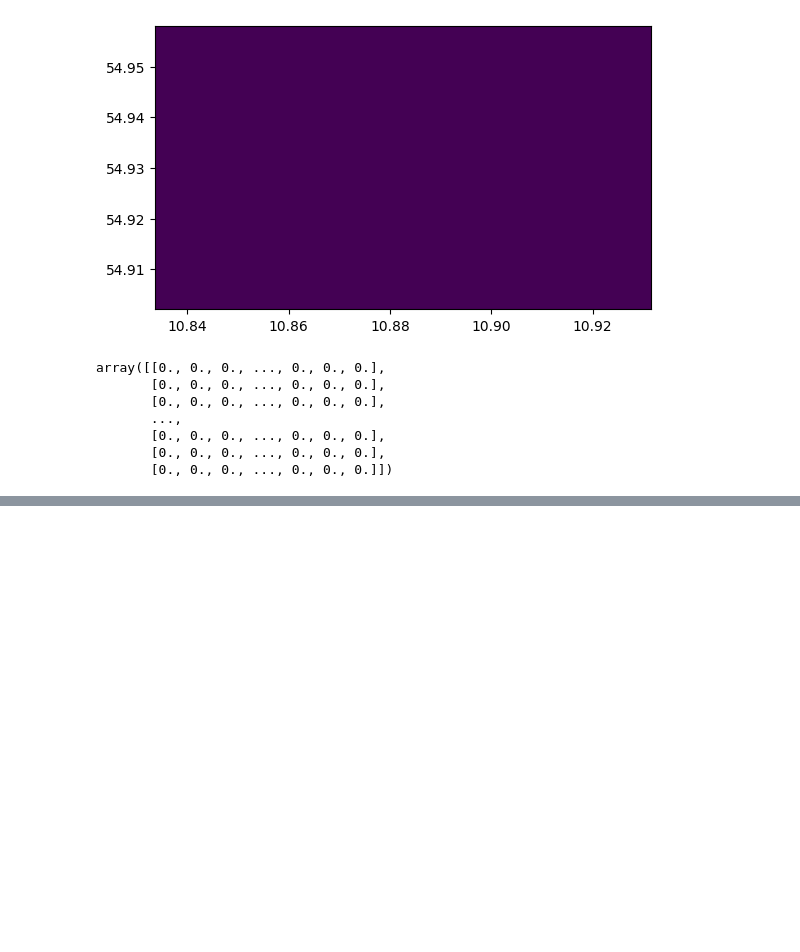
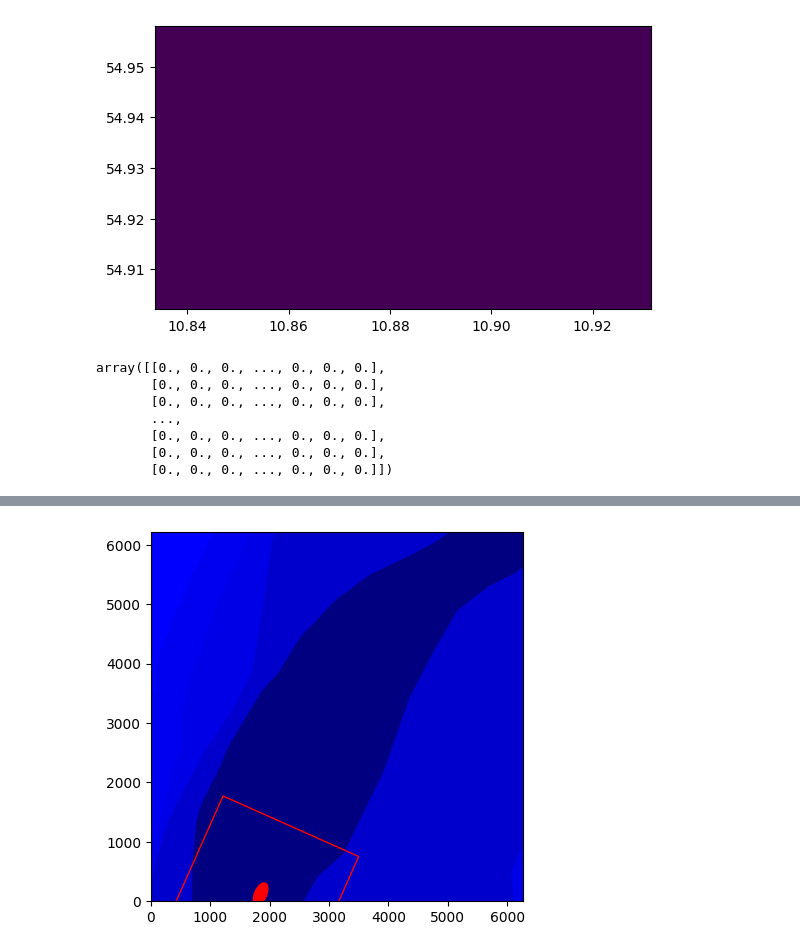
Before and after one commit to esquivelrs/scm_irl, a Jupyter notebook: notebooks/load_data.ipynb, the cells around one changed output, grey strips where cells are left out. Saved outputs shown, nothing was run; the diff lists cells and outputs as text; code cells hidden in the pictures; blank space fills up the shorter version.

```diff
--- a/notebooks/load_data.ipynb
+++ b/notebooks/load_data.ipynb
@@ -912,0 +1101,94 @@ array([[0., 0., 0., ..., 0., 0., 0.],
+# %%
+from scm_irl.env.scm_irl_env import ScmIrlEnv
+from sllib.conversions.geo_conversions import north_east_to_lat_lon, mps2knots, lat_lon_to_north_east
+import numpy as np
+
+
+import matplotlib.pyplot as plt
+from matplotlib.patches import Circle
+from shapely.geometry import box
+from shapely.ops import unary_union
+from rasterio import features
+from shapely.affinity import rotate
+from shapely.geometry import Polygon
+import matplotlib.patches as patches
+import matplotlib.colors as mcolors
+
+from matplotlib.patches import Circle
+from matplotlib.patches import Ellipse
+
+
+env = ScmIrlEnv("/home/rolando/Documents/DTU/SCMarine/ais-and-charts-sample/ais_data/scenario_2a66ceaf61", mmsi=215811000)
+
+
+# 219023834
+#mmsi: 215811000, start_time: 1577904600.0, end_time: 1577906100.0
+#mmsi: 219023834, start_time: 1577904600.0, end_time: 1577906100.0
+
+lands = env.scenario.scenario_to_lands_north_east()
+
+depths = env.scenario.scenario_to_depths_north_east()
+
+depths_lands = [(Polygon(depth[0]), depth[1]) for depth in depths] + [(Polygon(land), 0) for land in lands]
+
+# create the croping box
+vessel_range_x = 2500
+vessel_range_y = 2500
+
+min_e = env.agent_state.lon - vessel_range_x/2
+max_e = env.agent_state.lon + vessel_range_x/2
+min_n = env.agent_state.lat - vessel_range_y/2
+max_n = env.agent_state.lat + vessel_range_y/2
+
+crop_box = box(min_e, min_n, max_e, max_n)
+# Calculate the center of the box
+center_e = (min_e + max_e) / 2
+center_n = (min_n + max_n) / 2
+
+rotated_crop_box = rotate(crop_box, 90- env.agent_state.cog*180/np.pi, origin=(center_e, center_n))
+
+
+def modulate_color(color, factor):
+    # Convert the color to RGB
+    rgb = mcolors.to_rgb(color)
+
+    # Modulate each of the RGB values
+    modulated_rgb = [x * factor for x in rgb]
+
+    # Make sure each value is within the valid range [0, 1]
+    modulated_rgb = [min(max(x, 0), 1) for x in modulated_rgb]
+
+    return modulated_rgb
+
+color = 'blue'
+
+
+for depth in depths_lands:
+    polygon = patches.Polygon([(x[1], x[0]) for x in depth[0].exterior.coords], fill=True, color=modulate_color(color, 1- depth[1]/100))
+    plt.gca().add_patch(polygon)
+
+# add crop box
+polygon = patches.Polygon([(x[0], x[1]) for x in rotated_crop_box.exterior.coords], fill=False, color='red')
+plt.gca().add_patch(polygon)
+
+ellipse = Ellipse((env.agent_state.lon, env.agent_state.lat), 400, 200, fill=True, color='red', angle=90-(env.agent_state.cog)*180/np.pi)
+
+plt.gca().add_patch(ellipse)
+
+# for land in lands:
+#     polygon = patches.Polygon([(x[1], x[0]) for x in land], fill=True, color='green')
+#     plt.gca().add_patch(polygon)
+
+# circle = Circle((env.agent_state.lon, env.agent_state.lat), 100, fill=True, color='red')
+
+# plt.gca().add_patch(circle)
+
+
+# Set the axes limits to fit the plot
+plt.xlim(env.scenario.east_min, env.scenario.east_max)
+plt.ylim(env.scenario.north_min, env.scenario.north_max)
+
+plt.gca().set_aspect('equal', adjustable='box')
+
+plt.show()
+# %% [output]
@@ -912,0 +1196 @@ array([[0., 0., 0., ..., 0., 0., 0.],
+[figure, added]
```
Also changed, not shown: parts of 27 cells of this notebook, 16 other files.
